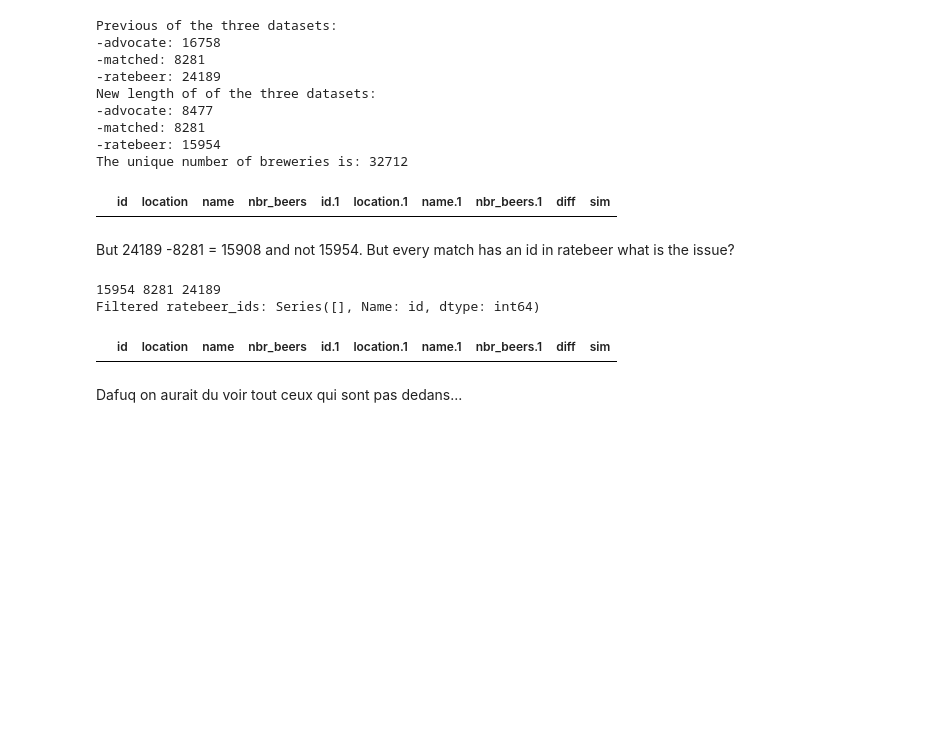
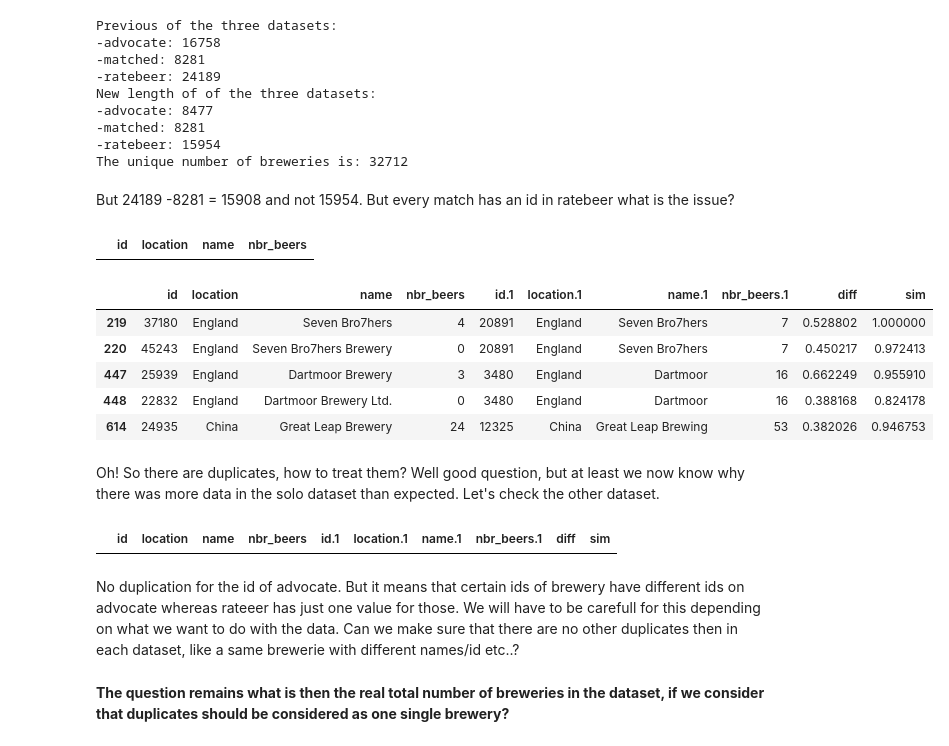
Before and after one commit to epfl-ada/ada-2024-project-abracadabra, a Jupyter notebook: data/data_understanding.ipynb, the cells around one changed output. Saved outputs shown, nothing was run; the diff lists cells and outputs as text; code cells hidden in the pictures; blank space fills up the shorter version.

Commit message:
solved mistery duplication

```diff
--- a/data/data_understanding.ipynb
+++ b/data/data_understanding.ipynb
@@ -158,28 +158,38 @@ New length of of the three datasets:
 -matched: 8281
 -ratebeer: 15954
 The unique number of breweries is: 32712
-# %%
-breweries_matched[~breweries_matched['id.1'].isin(breweries_ratebeer.id)]
-# %% [output]
-|  | id | location | name | nbr_beers | id.1 | location.1 | name.1 | nbr_beers.1 | diff | sim |
 # %% [markdown]
 But 24189 -8281 = 15908 and not 15954. But every match has an id in ratebeer what is the issue?
-# %%
-ratebeer_ids_solo = breweries_ratebeer_solo.id
-matched_ids = breweries_matched["id.1"]
-ratebeer_ids = breweries_ratebeer.id
-
-print(len(ratebeer_ids_solo), len(matched_ids),len(ratebeer_ids))
-ids_to_remove = pd.concat([ratebeer_ids_solo, matched_ids])
-ratebeer_ids_filtered = ratebeer_ids[~ratebeer_ids.isin(ids_to_remove)]
-print("Filtered ratebeer_ids:", ratebeer_ids_filtered)
-# %% [output]
-15954 8281 24189
-Filtered ratebeer_ids: Series([], Name: id, dtype: int64)
-# %%
-breweries_matched_test = breweries_matched[~breweries_matched['id.1'].isin(breweries_ratebeer.id)]
-breweries_matched_test.head()
-# %% [output]
-|  | id | location | name | nbr_beers | id.1 | location.1 | name.1 | nbr_beers.1 | diff | sim |
-# %% [markdown]
-Dafuq on aurait du voir tout ceux qui sont pas dedans...
+# %%
+breweries_ratebeer_solo_test = breweries_ratebeer[~breweries_ratebeer.id.isin(breweries_matched['id.1'])]
+test = breweries_ratebeer_solo_test[breweries_ratebeer_solo_test.id.isin(breweries_matched['id.1'])]
+test.head()
+# %% [output]
+|  | id | location | name | nbr_beers |
+# %%
+duplicates = breweries_matched['id.1'].duplicated()
+duplicate_rows = breweries_matched[breweries_matched['id.1'].duplicated(keep=False)]
+#print(len(duplicate_rows))
+duplicate_rows.head()
+#print(duplicates.any())
+# %% [output]
+|  | id | location | name | nbr_beers | id.1 | location.1 | name.1 | nbr_beers.1 | diff | sim |
+| 219 | 37180 | England | Seven Bro7hers | 4 | 20891 | England | Seven Bro7hers | 7 | 0.528802 | 1.000000 |
+| 220 | 45243 | England | Seven Bro7hers Brewery | 0 | 20891 | England | Seven Bro7hers | 7 | 0.450217 | 0.972413 |
+| 447 | 25939 | England | Dartmoor Brewery | 3 | 3480 | England | Dartmoor | 16 | 0.662249 | 0.955910 |
+| 448 | 22832 | England | Dartmoor Brewery Ltd. | 0 | 3480 | England | Dartmoor | 16 | 0.388168 | 0.824178 |
+| 614 | 24935 | China | Great Leap Brewery | 24 | 12325 | China | Great Leap Brewing | 53 | 0.382026 | 0.946753 |
+# %% [markdown]
+Oh! So there are duplicates, how to treat them? Well good question, but at least we now know why there was more data in the solo dataset than expected. Let's check the other dataset.
+# %%
+duplicates = breweries_matched['id'].duplicated()
+duplicate_rows = breweries_matched[breweries_matched['id'].duplicated(keep=False)]
+#print(len(duplicate_rows))
+duplicate_rows.head()
+# %% [output]
+|  | id | location | name | nbr_beers | id.1 | location.1 | name.1 | nbr_beers.1 | diff | sim |
+# %% [markdown]
+No duplication for the id of advocate. But it means that certain ids of brewery have different ids on advocate whereas rateeer has just one value for those.
+We will have to be carefull for this depending on what we want to do with the data. Can we make sure that there are no other duplicates then in each dataset, like a same brewerie with different names/id etc..?
+# %% [markdown]
+**The question remains what is then the real total number of breweries in the dataset, if we consider that duplicates should be considered as one single brewery?**
```
Also changed, not shown: parts of 2 cells of this notebook.
